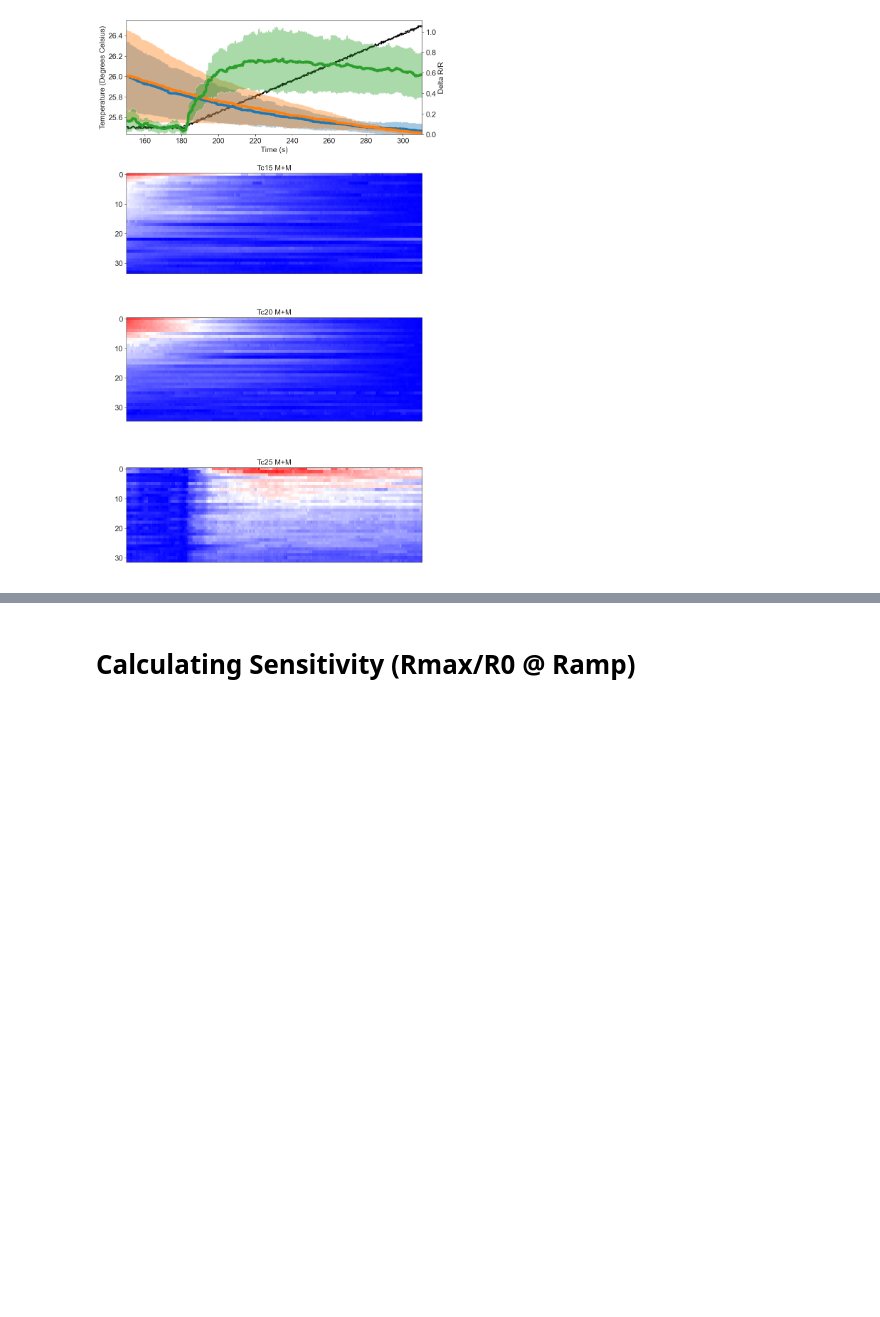
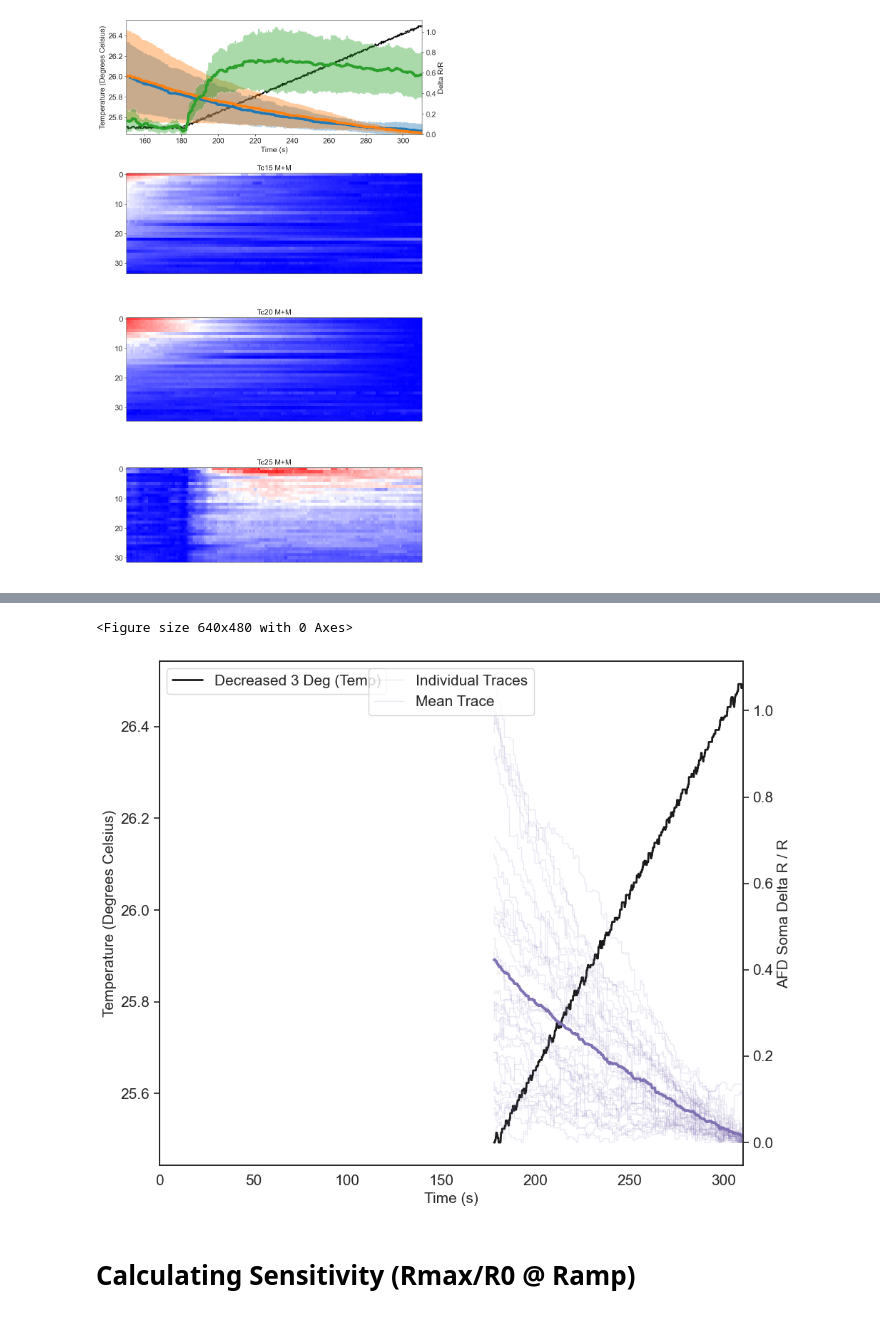
Before and after one commit to colonramoslab/Diaz-Garcia-and-Beagan-et-al.-2026-AFD-, a Jupyter notebook: Sensitivity_CaImg_Analysis_Tc25_HighStim_Ramp.ipynb, the cells around one changed output, grey strips where cells are left out. Saved outputs shown, nothing was run; the diff lists cells and outputs as text; code cells hidden in the pictures; blank space fills up the shorter version.

```diff
--- a/Sensitivity_CaImg_Analysis_Tc25_HighStim_Ramp.ipynb
+++ b/Sensitivity_CaImg_Analysis_Tc25_HighStim_Ramp.ipynb
@@ -630,3 +1014,43 @@ plot_Delta(conditions_plot, heatmaps_plot, legend=False)
+# %%
+segment = 'seg4'
+plt.clf()
+fig, ax1 = plt.subplots(nrows=1, ncols=1, figsize=(10,8))
+
+# --- Plot 1: Temperature on left axis ---
+ax1.plot(DCR3055_Tc20['Time'][280:], DCR3055_Tc20['Temp'][280:], 'k', lw=2) # Changed to black ('k') for contrast
+ax1.set_ylabel('Temperature (Degrees Celsius)', fontsize = 15)
+ax1.set_xlabel('Time (s)', fontsize = 15)
+ax1.set_xlim(0, max(DCR3055_Tc20['Time'][280:]))
+ax1.legend(labels=['Decreased 3 Deg (Temp)'], fontsize = 15, loc='upper left')
+ax1.tick_params(axis='both', which='major', labelsize=15)
+ax1.tick_params(axis='both', which='minor', labelsize=15)
+
+# --- Plot 2: Fluorescence on right axis ---
+ax2 = ax1.twinx()
+
+# 1. Loop through and plot EVERY individual trace with low opacity (alpha)
+num_samples = len(DCR3055_Tc20['Delta'])
+for i in range(num_samples):
+    ax2.plot(DCR3055_Tc20['Time'][280:], DCR3055_Tc20['Delta'][i, 280:], 'm', alpha=0.15, lw=1)
+
+# 2. Plot the Mean trace over the top as a thick bold line
+ax2.plot(DCR3055_Tc20['Time'][280:], DCR3055_Tc20['Mean_Delta'][280:], 'm', lw=2.5)
+
+# Update legend for the two types of lines we just drew
+ax2.legend(labels=['Individual Traces', 'Mean Trace'], fontsize = 15, loc='upper center')
+
+ax2.set_ylabel('AFD Soma Delta R / R', fontsize = 15)
+ax2.set_xlim(0, max(DCR3055_Tc20['Time'][280:]))
+ax2.tick_params(axis='both', which='major', labelsize=15)
+ax2.tick_params(axis='both', which='minor', labelsize=15)
+
+plt.tight_layout()
+
+#plt.savefig('VR_DownshiftStim.svg', dpi=600, bbox_inches='tight')
+plt.show()
+# %% [output]
+<Figure size 640x480 with 0 Axes>
+[figure, added]
 # %% [markdown]
 # Calculating Sensitivity (Rmax/R0 @ Ramp)
 # %%
```
Also changed, not shown: parts of 13 cells of this notebook, 2 other files.
